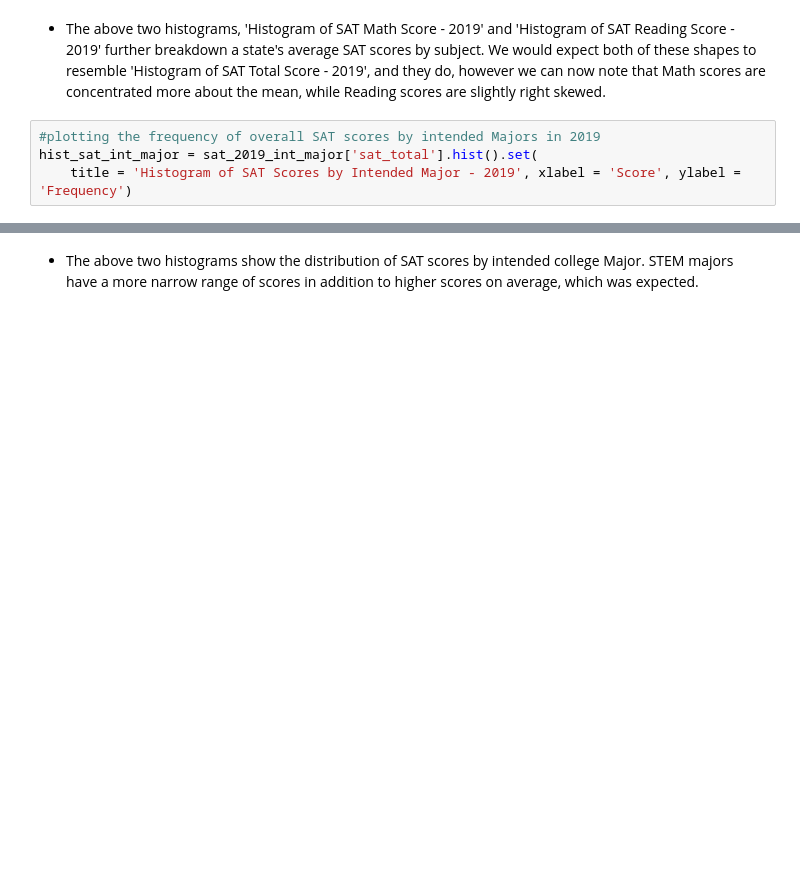
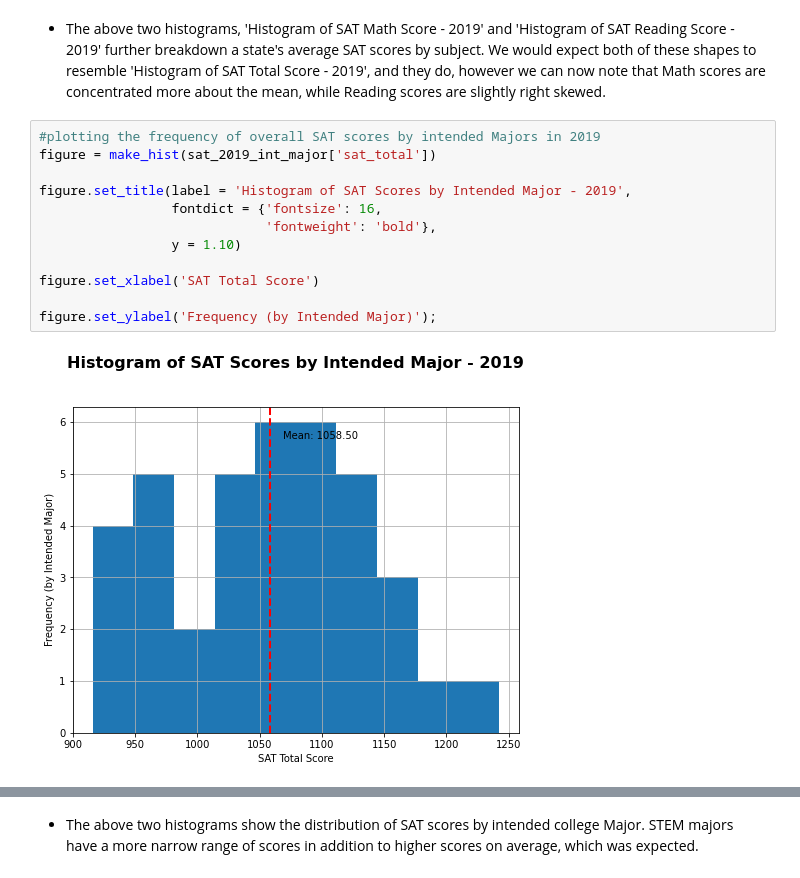
Before and after one commit to maryschindler/project_standardized_test_analysis, a Jupyter notebook: 2.0/code/project_1.ipynb, the cells around one changed output, grey strips where cells are left out. Cells and saved outputs as stored; diff of their text form; blank space fills up the shorter version.

```diff
--- a/2.0/code/project_1.ipynb
+++ b/2.0/code/project_1.ipynb
@@ -1155,7 +1246,17 @@ hist_sat_math_2019 = sat_act_2019['sat_reading_score'].hist().set(
 - The above two histograms, 'Histogram of SAT Math Score - 2019' and 'Histogram of SAT Reading Score - 2019' further breakdown a state's average SAT scores by subject. We would expect both of these shapes to resemble 'Histogram of SAT Total Score - 2019', and they do, however we can now note that Math scores are concentrated more about the mean, while Reading scores are slightly right skewed.
 # %%
 #plotting the frequency of overall SAT scores by intended Majors in 2019
-hist_sat_int_major = sat_2019_int_major['sat_total'].hist().set(
-    title = 'Histogram of SAT Scores by Intended Major - 2019', xlabel = 'Score', ylabel = 'Frequency')
+figure = make_hist(sat_2019_int_major['sat_total'])
+
+figure.set_title(label = 'Histogram of SAT Scores by Intended Major - 2019',
+                 fontdict = {'fontsize': 16,
+                             'fontweight': 'bold'},
+                 y = 1.10)
+
+figure.set_xlabel('SAT Total Score')
+
+figure.set_ylabel('Frequency (by Intended Major)');
+# %% [output]
+[figure, added]
 # %%
 #plotting the frequency of overall SAT scores by intended STEM Majors in 2019
```
Also changed, not shown: parts of 29 cells of this notebook.
